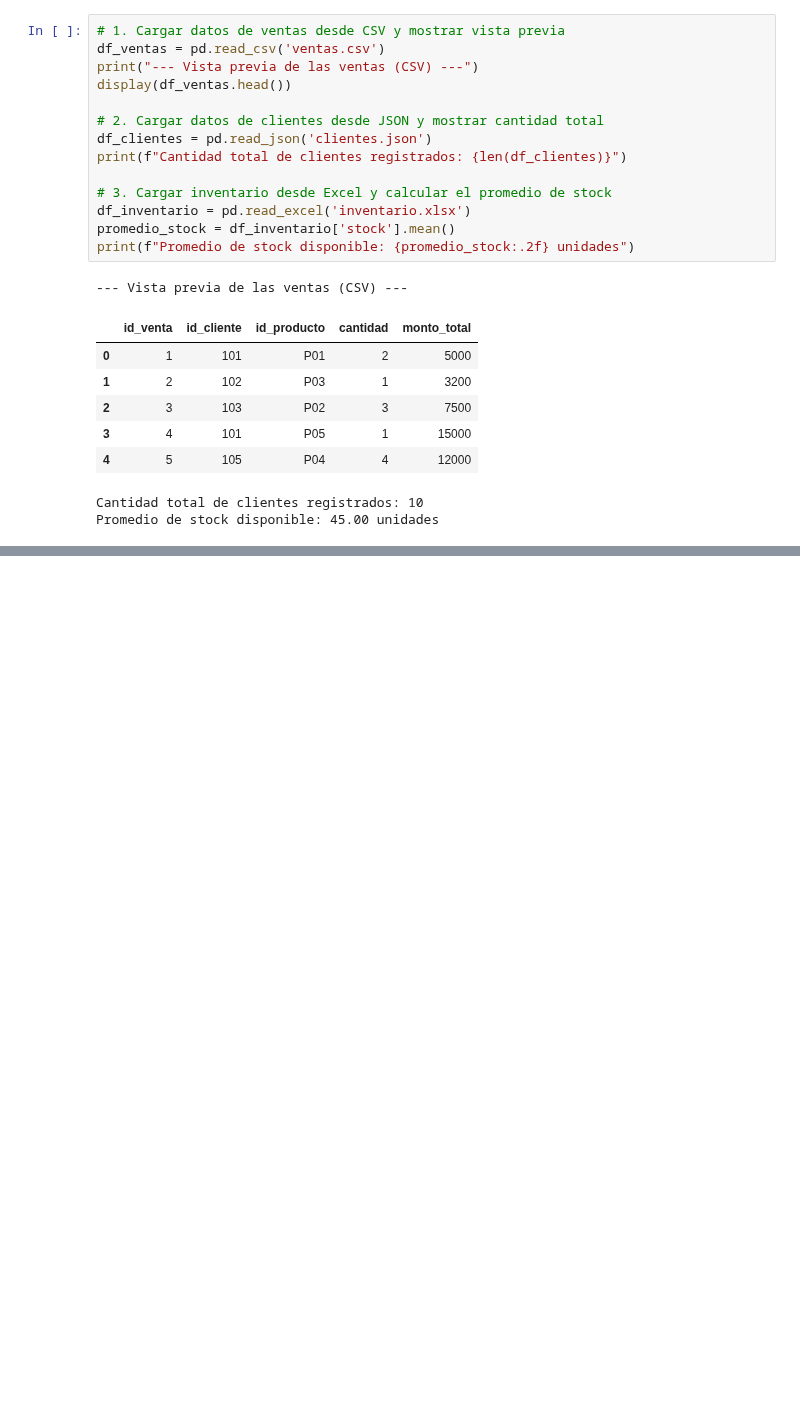
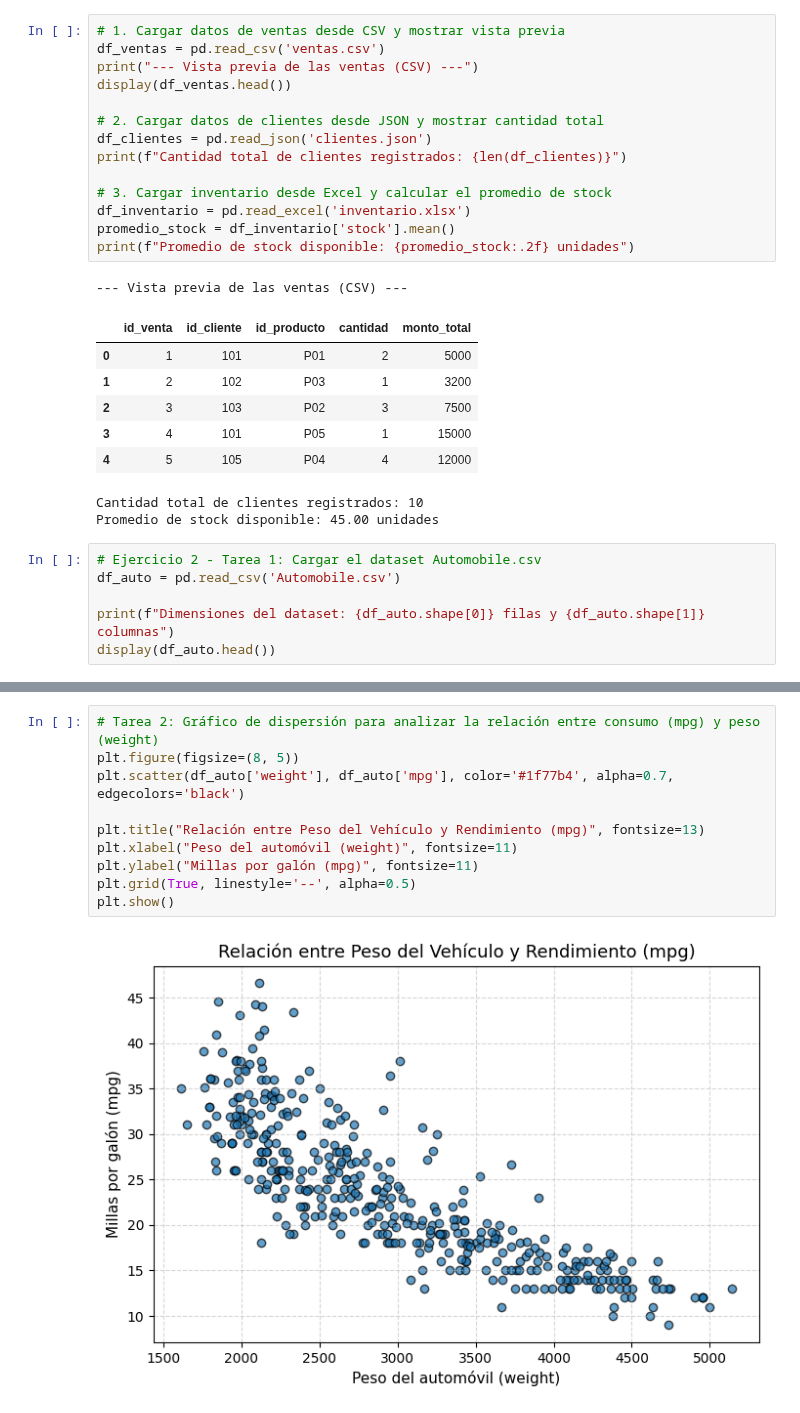
Before and after one commit to Gise08/Aprendizaje_Autotamico_2026, a Jupyter notebook: Clase_2/Clase_2.ipynb, the cells around one changed output, grey strips where cells are left out. Cells and saved outputs as stored; diff of their text form; blank space fills up the shorter version.

Commit message:
Resolución completa de Clase 2: Ejercicios 1 y 2

```diff
--- a/Clase_2/Clase_2.ipynb
+++ b/Clase_2/Clase_2.ipynb
@@ -67,3 +68,9 @@ print(f"Promedio de stock disponible: {promedio_stock:.2f} unidades")
 | 4 | 5 | 105 | P04 | 4 | 12000 |
 Cantidad total de clientes registrados: 10
 Promedio de stock disponible: 45.00 unidades
+# %%
+# Ejercicio 2 - Tarea 1: Cargar el dataset Automobile.csv
+df_auto = pd.read_csv('Automobile.csv')
+
+print(f"Dimensiones del dataset: {df_auto.shape[0]} filas y {df_auto.shape[1]} columnas")
+display(df_auto.head())
@@ -69,0 +85,12 @@ Promedio de stock disponible: 45.00 unidades
+# %%
+# Tarea 2: Gráfico de dispersión para analizar la relación entre consumo (mpg) y peso (weight)
+plt.figure(figsize=(8, 5))
+plt.scatter(df_auto['weight'], df_auto['mpg'], color='#1f77b4', alpha=0.7, edgecolors='black')
+
+plt.title("Relación entre Peso del Vehículo y Rendimiento (mpg)", fontsize=13)
+plt.xlabel("Peso del automóvil (weight)", fontsize=11)
+plt.ylabel("Millas por galón (mpg)", fontsize=11)
+plt.grid(True, linestyle='--', alpha=0.5)
+plt.show()
+# %% [output]
+[figure, added]
```
Also changed, not shown: parts of 6 cells of this notebook, 1 other file.
